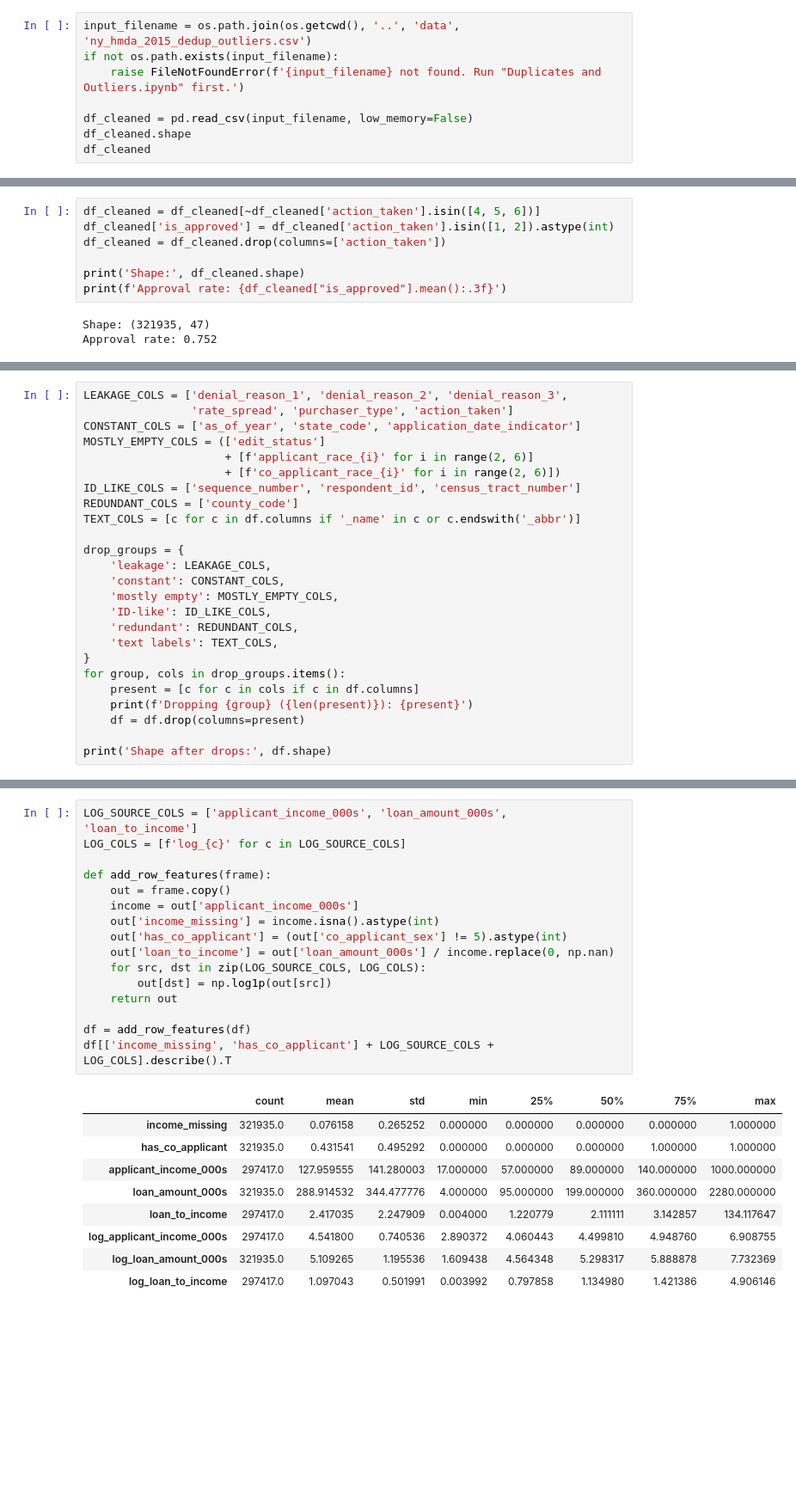
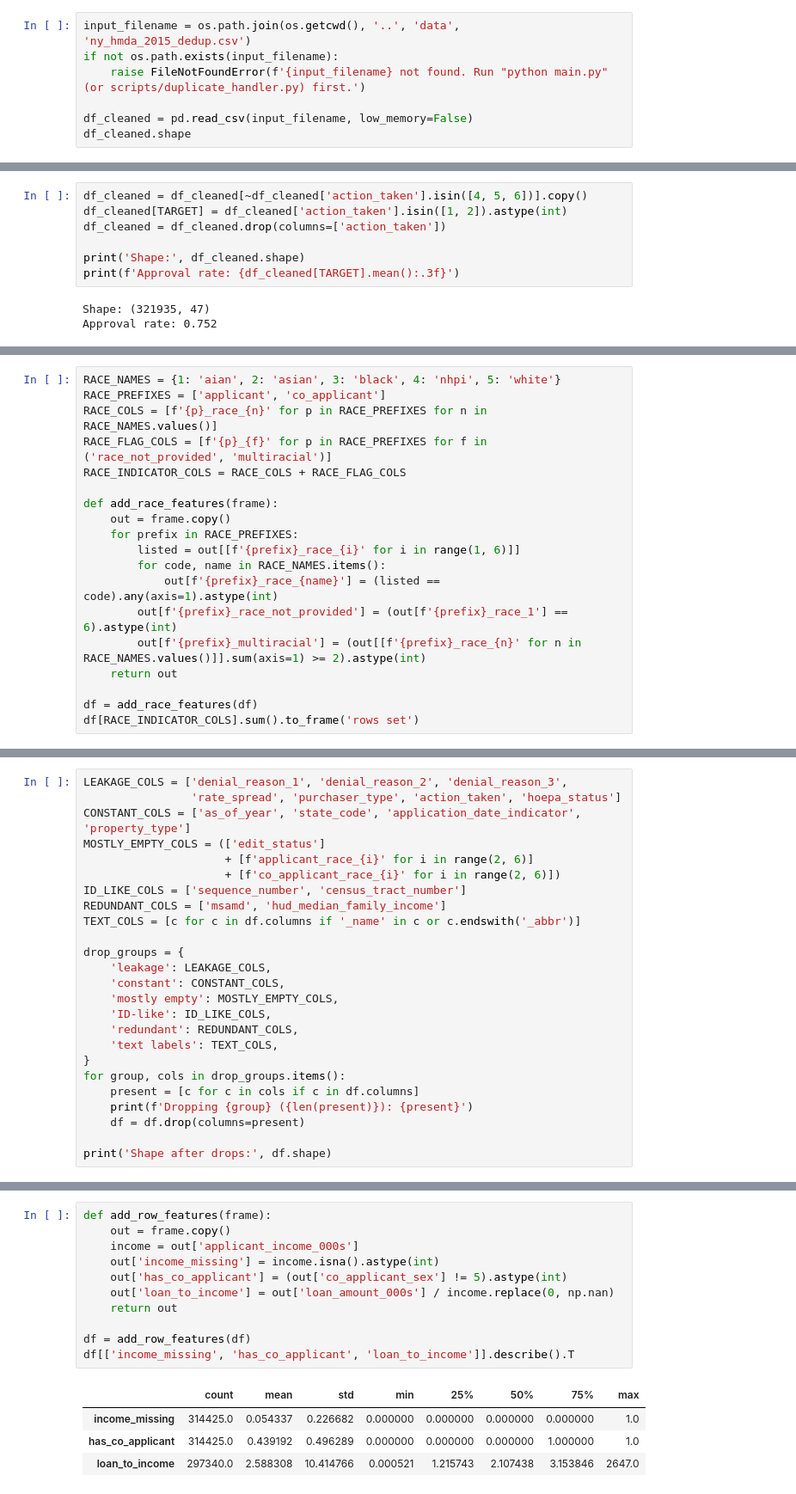
Before and after one commit to Break-Through-Tech/Fair-Lending-1B-mortgage-approval-and-denial-prediction, a Jupyter notebook: notebooks/Feature_Engineering.ipynb, the cells around one changed output, grey strips where cells are left out. Shown at 86% size. Saved outputs shown, nothing was run; the diff lists cells and outputs as text; blank space fills up the shorter version.

```diff
--- a/notebooks/Feature_Engineering.ipynb
+++ b/notebooks/Feature_Engineering.ipynb
@@ -36,9 +41,8 @@ TARGET = 'is_approved'
 # %%
-input_filename = os.path.join(os.getcwd(), '..', 'data', 'ny_hmda_2015_dedup_outliers.csv')
+input_filename = os.path.join(os.getcwd(), '..', 'data', 'ny_hmda_2015_dedup.csv')
 if not os.path.exists(input_filename):
-    raise FileNotFoundError(f'{input_filename} not found. Run "Duplicates and Outliers.ipynb" first.')
+    raise FileNotFoundError(f'{input_filename} not found. Run "python main.py" (or scripts/duplicate_handler.py) first.')
 
 df_cleaned = pd.read_csv(input_filename, low_memory=False)
 df_cleaned.shape
-df_cleaned
 # %% [output]
@@ -65,12 +56,12 @@ This follows `Data Understanding.ipynb`, except that purchased loans are removed
 - Denied (0): application denied (3), preapproval request denied (7).
 - Then drop `action_taken`, since it *is* the label.
 # %%
-df_cleaned = df_cleaned[~df_cleaned['action_taken'].isin([4, 5, 6])]
-df_cleaned['is_approved'] = df_cleaned['action_taken'].isin([1, 2]).astype(int)
+df_cleaned = df_cleaned[~df_cleaned['action_taken'].isin([4, 5, 6])].copy()
+df_cleaned[TARGET] = df_cleaned['action_taken'].isin([1, 2]).astype(int)
 df_cleaned = df_cleaned.drop(columns=['action_taken'])
 
 print('Shape:', df_cleaned.shape)
-print(f'Approval rate: {df_cleaned["is_approved"].mean():.3f}')
+print(f'Approval rate: {df_cleaned[TARGET].mean():.3f}')
 # %% [output]
 Shape: (321935, 47)
 Approval rate: 0.752
@@ -85,0 +117,19 @@ Starting shape: (321935, 47)
+# %%
+RACE_NAMES = {1: 'aian', 2: 'asian', 3: 'black', 4: 'nhpi', 5: 'white'}
+RACE_PREFIXES = ['applicant', 'co_applicant']
+RACE_COLS = [f'{p}_race_{n}' for p in RACE_PREFIXES for n in RACE_NAMES.values()]
+RACE_FLAG_COLS = [f'{p}_{f}' for p in RACE_PREFIXES for f in ('race_not_provided', 'multiracial')]
+RACE_INDICATOR_COLS = RACE_COLS + RACE_FLAG_COLS
+
+def add_race_features(frame):
+    out = frame.copy()
+    for prefix in RACE_PREFIXES:
+        listed = out[[f'{prefix}_race_{i}' for i in range(1, 6)]]
+        for code, name in RACE_NAMES.items():
+            out[f'{prefix}_race_{name}'] = (listed == code).any(axis=1).astype(int)
+        out[f'{prefix}_race_not_provided'] = (out[f'{prefix}_race_1'] == 6).astype(int)
+        out[f'{prefix}_multiracial'] = (out[[f'{prefix}_race_{n}' for n in RACE_NAMES.values()]].sum(axis=1) >= 2).astype(int)
+    return out
+
+df = add_race_features(df)
+df[RACE_INDICATOR_COLS].sum().to_frame('rows set')
@@ -104,12 +173,12 @@ Each list is filtered to the columns that actually exist, so this cell still wor
 # %%
 LEAKAGE_COLS = ['denial_reason_1', 'denial_reason_2', 'denial_reason_3',
-                'rate_spread', 'purchaser_type', 'action_taken']
-CONSTANT_COLS = ['as_of_year', 'state_code', 'application_date_indicator']
+                'rate_spread', 'purchaser_type', 'action_taken', 'hoepa_status']
+CONSTANT_COLS = ['as_of_year', 'state_code', 'application_date_indicator', 'property_type']
 MOSTLY_EMPTY_COLS = (['edit_status']
                      + [f'applicant_race_{i}' for i in range(2, 6)]
                      + [f'co_applicant_race_{i}' for i in range(2, 6)])
-ID_LIKE_COLS = ['sequence_number', 'respondent_id', 'census_tract_number']
-REDUNDANT_COLS = ['county_code']
+ID_LIKE_COLS = ['sequence_number', 'census_tract_number']
+REDUNDANT_COLS = ['msamd', 'hud_median_family_income']
 TEXT_COLS = [c for c in df.columns if '_name' in c or c.endswith('_abbr')]
 
 drop_groups = {
@@ -148,27 +216,17 @@ The logic lives in `add_row_features()` so the same steps can be applied to new
 # %%
-LOG_SOURCE_COLS = ['applicant_income_000s', 'loan_amount_000s', 'loan_to_income']
-LOG_COLS = [f'log_{c}' for c in LOG_SOURCE_COLS]
-
 def add_row_features(frame):
     out = frame.copy()
     income = out['applicant_income_000s']
     out['income_missing'] = income.isna().astype(int)
     out['has_co_applicant'] = (out['co_applicant_sex'] != 5).astype(int)
     out['loan_to_income'] = out['loan_amount_000s'] / income.replace(0, np.nan)
-    for src, dst in zip(LOG_SOURCE_COLS, LOG_COLS):
-        out[dst] = np.log1p(out[src])
     return out
 
 df = add_row_features(df)
-df[['income_missing', 'has_co_applicant'] + LOG_SOURCE_COLS + LOG_COLS].describe().T
+df[['income_missing', 'has_co_applicant', 'loan_to_income']].describe().T
 # %% [output]
 |  | count | mean | std | min | 25% | 50% | 75% | max |
-| income_missing | 321935.0 | 0.076158 | 0.265252 | 0.000000 | 0.000000 | 0.000000 | 0.000000 | 1.000000 |
-| has_co_applicant | 321935.0 | 0.431541 | 0.495292 | 0.000000 | 0.000000 | 0.000000 | 1.000000 | 1.000000 |
-| applicant_income_000s | 297417.0 | 127.959555 | 141.280003 | 17.000000 | 57.000000 | 89.000000 | 140.000000 | 1000.000000 |
-| loan_amount_000s | 321935.0 | 288.914532 | 344.477776 | 4.000000 | 95.000000 | 199.000000 | 360.000000 | 2280.000000 |
-| loan_to_income | 297417.0 | 2.417035 | 2.247909 | 0.004000 | 1.220779 | 2.111111 | 3.142857 | 134.117647 |
-| log_applicant_income_000s | 297417.0 | 4.541800 | 0.740536 | 2.890372 | 4.060443 | 4.499810 | 4.948760 | 6.908755 |
-| log_loan_amount_000s | 321935.0 | 5.109265 | 1.195536 | 1.609438 | 4.564348 | 5.298317 | 5.888878 | 7.732369 |
-| log_loan_to_income | 297417.0 | 1.097043 | 0.501991 | 0.003992 | 0.797858 | 1.134980 | 1.421386 | 4.906146 |
+| income_missing | 314425.0 | 0.054337 | 0.226682 | 0.000000 | 0.000000 | 0.000000 | 0.000000 | 1.0 |
+| has_co_applicant | 314425.0 | 0.439192 | 0.496289 | 0.000000 | 0.000000 | 0.000000 | 1.000000 | 1.0 |
+| loan_to_income | 297340.0 | 2.588308 | 10.414766 | 0.000521 | 1.215743 | 2.107438 | 3.153846 | 2647.0 |
 # %% [markdown]
```
Also changed, not shown: parts of 36 cells of this notebook, 9 other files.
